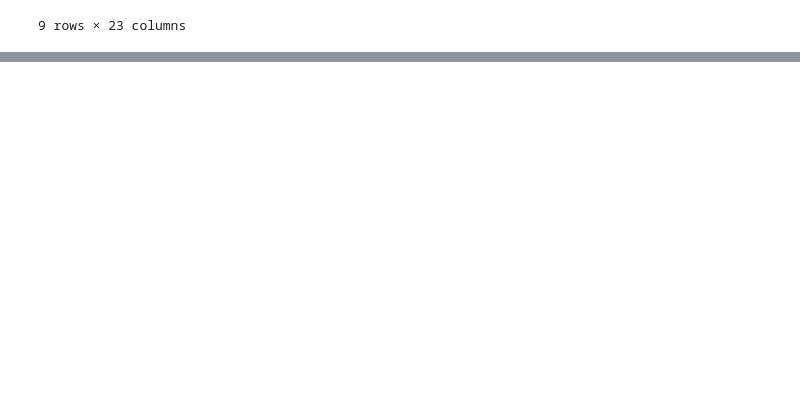
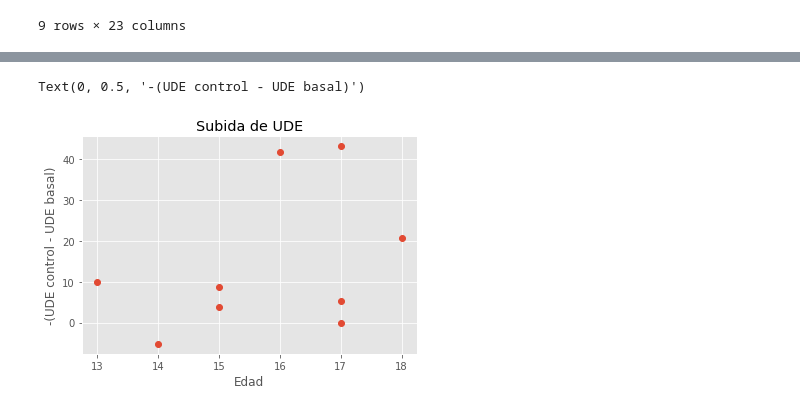
Before and after one commit to dprada/natalia, a Jupyter notebook: Primer_Tratamiento_Datos.ipynb, the cells around one changed output, grey strips where cells are left out. Saved outputs shown, nothing was run; the diff lists cells and outputs as text; code cells hidden in the pictures; blank space fills up the shorter version.

```diff
--- a/Primer_Tratamiento_Datos.ipynb
+++ b/Primer_Tratamiento_Datos.ipynb
@@ -51,0 +56,8 @@ df['Edad '].hist(bins =5)
+# %%
+plt.plot(df['Edad'],-delta_UDE,'o')
+plt.title("Subida de UDE")
+plt.xlabel("Edad")
+plt.ylabel("-(UDE control - UDE basal)")
+# %% [output]
+Text(0, 0.5, '-(UDE control - UDE basal)')
+[figure, added]
```
Also changed, not shown: parts of 20 cells of this notebook, 1 other file.
